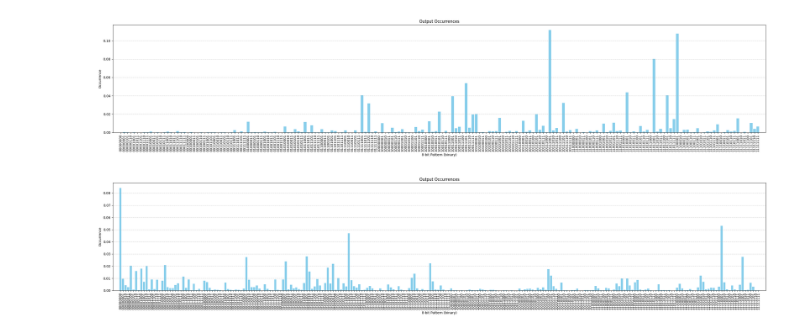
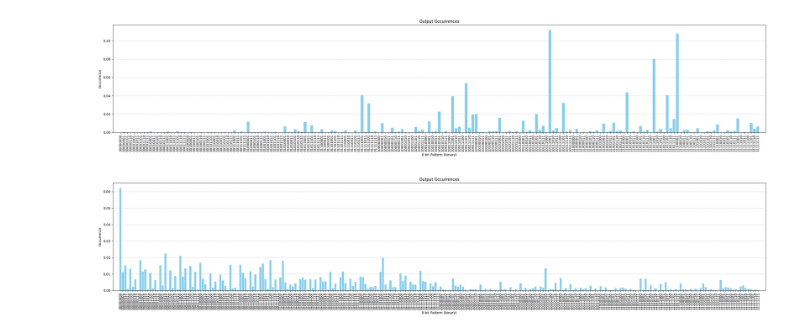
Before and after one commit to ThomasSChristiansen/ProbabilisticComputing, a Jupyter notebook: Integer Factorization/4bit_IntFac/4bit_IntFac_behav.ipynb, the cells around one changed output. Cells and saved outputs as stored; diff of their text form; code cells hidden in the pictures.

```diff
--- a/Integer Factorization/4bit_IntFac/4bit_IntFac_behav.ipynb
+++ b/Integer Factorization/4bit_IntFac/4bit_IntFac_behav.ipynb
@@ -37,22 +37,22 @@ plt.show()
 # %%
 import pandas as pd
 import matplotlib.pyplot as plt
 
 # Read the CSV file
-df = pd.read_csv("4bIntFac_CSR_UniqueOccurrences.csv", low_memory=False, dtype={'Pattern': str})
+df = pd.read_csv("4bIntFac_test_UniqueOccurrences.csv", low_memory=False, dtype={'Pattern': str})
 # print(df)
 # print(df.head())
 # print(df.info())
 # Create a bar plot using the "Pattern" as the x-axis and "Occurrence" as the y-axis.
 plt.figure(figsize=(28, 6))
 plt.bar(df["Pattern"], df["Occurrence"]/df["Occurrence"].sum(), color='skyblue')
 plt.xlabel("8-bit Pattern (binary)")
 plt.ylabel("Occurrence")
 plt.title("Output Occurrences")
 plt.margins(x=0.01)
 plt.xticks(rotation=90)
 plt.grid(axis='y', linestyle='--', alpha=0.7)
 plt.tight_layout()
 plt.show()
 # %% [output]
-[figure, old version]
+[figure, new version]
```
Also changed, not shown: 22 other files.
